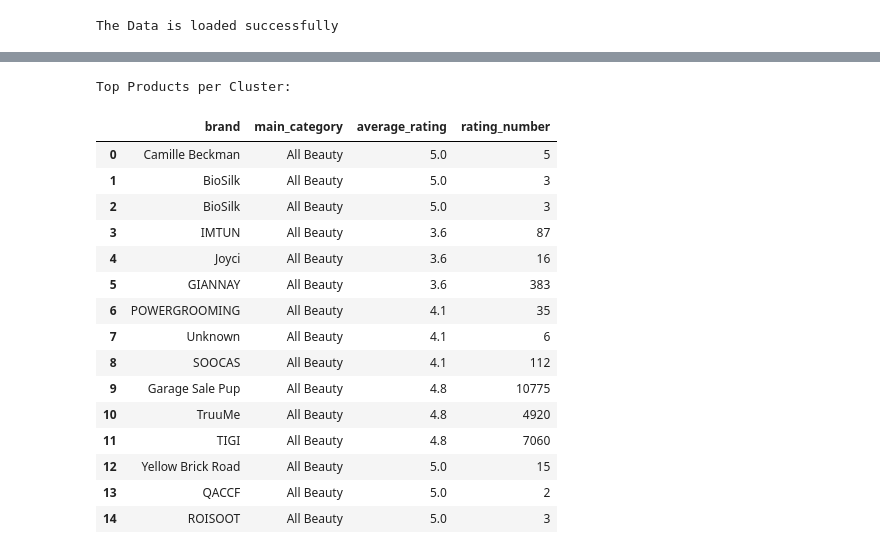
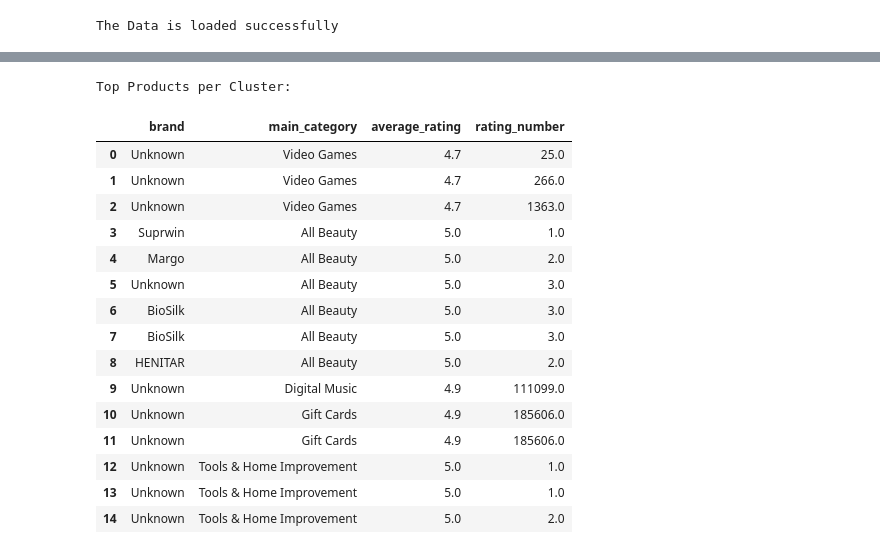
Before and after one commit to KSI-Analytics/Assignment_3, a Jupyter notebook: Clustering.ipynb, the cells around one changed output, grey strips where cells are left out. Drawn from its saved outputs; the diff is of its cells as text; code cells hidden in the pictures.

```diff
--- a/Clustering.ipynb
+++ b/Clustering.ipynb
@@ -6,38 +6,43 @@ import seaborn as sns
 from sklearn.preprocessing import LabelEncoder, StandardScaler
 from sklearn.cluster import KMeans
 from sklearn.decomposition import PCA
+import ast
 
 sns.set(style='whitegrid')
 
-# Loading the cleaned dataset
+# Load the dataset
 try:
     df = pd.read_csv('cleaned_data.csv')
     print('The Data is loaded successfully')
 except FileNotFoundError:
-    raise FileNotFoundError('Error: cleaned_data.csv not found. Check the file path for it.')
+    raise FileNotFoundError('Error: cleaned_data.csv not found. Check the file path.')
 
-required_columns = ['average_rating', 'rating_number', 'brand', 'main_category']
-missing = [col for col in required_columns if col not in df.columns]
-if missing:
-    raise ValueError(f" Missing required columns: {missing}")
+# Extract 'Brand' from the 'details' dictionary
+def extract_brand(detail):
+    try:
+        parsed = ast.literal_eval(detail) if isinstance(detail, str) else detail
+        return parsed.get('Brand', 'Unknown')
+    except Exception:
+        return 'Unknown'
 
-numeric_check = df[['average_rating', 'rating_number']].apply(
-    lambda col: pd.to_numeric(col, errors='coerce').notna().all()
-)
+df['brand'] = df['details'].apply(extract_brand)
 
-if not numeric_check.all():
-    raise TypeError(" The 'average_rating' and 'rating_number' must be numeric.")
+#Drop rows with missing values in clustering features
+clustering_cols = ['average_rating', 'rating_number', 'details', 'main_category']
+df = df.dropna(subset=clustering_cols).copy()
 # %% [output]
 The Data is loaded successfully
 # %%
-# Selecting and encoding features
+# Selecting and encoding clustering features
 features = df[['average_rating', 'rating_number', 'brand', 'main_category']].copy()
 
-# Encoding categorical features
+# Drop rows with missing brand or category
+features = features.dropna(subset=['brand', 'main_category'])
+
+# Encode categorical features
 features['brand_encoded'] = LabelEncoder().fit_transform(features['brand'].astype(str))
 features['cat_encoded'] = LabelEncoder().fit_transform(features['main_category'].astype(str))
 
-
 X = features[['average_rating', 'rating_number', 'brand_encoded', 'cat_encoded']]
 # %%
 # Scale features
@@ -46,11 +51,13 @@ X_scaled = scaler.fit_transform(X)
 
 # KMeans clustering
 try:
-    kmeans = KMeans(n_clusters=5, random_state=42, n_init='auto')
+    kmeans = KMeans(n_clusters=5, random_state=42, n_init=10)
     features['cluster'] = kmeans.fit_predict(X_scaled)
+    df = df.loc[features.index]
     df['cluster'] = features['cluster']
 except Exception as e:
     raise RuntimeError(f"Clustering failed: {e}")
+
 
 # Cluster summary
 cluster_summary = features.groupby('cluster').agg(
@@ -118,25 +169,28 @@ df['cluster_label'] = features['cluster_label']
 # %%
 # Top Products per Cluster
 top_products = df.groupby('cluster').apply(
-    lambda g: g.nlargest(3, 'average_rating')[['brand', 'main_category', 'average_rating', 'rating_number']]
+    lambda g: g.nlargest(3, 'average_rating')[
+        ['brand', 'main_category', 'average_rating', 'rating_number']
+    ]
 ).reset_index(drop=True)
+
 print("Top Products per Cluster:")
 display(top_products)
 # %% [output]
 Top Products per Cluster:
 |  | brand | main_category | average_rating | rating_number |
-| 0 | Camille Beckman | All Beauty | 5.0 | 5 |
-| 1 | BioSilk | All Beauty | 5.0 | 3 |
-| 2 | BioSilk | All Beauty | 5.0 | 3 |
-| 3 | IMTUN | All Beauty | 3.6 | 87 |
-| 4 | Joyci | All Beauty | 3.6 | 16 |
-| 5 | GIANNAY | All Beauty | 3.6 | 383 |
-| 6 | POWERGROOMING | All Beauty | 4.1 | 35 |
-| 7 | Unknown | All Beauty | 4.1 | 6 |
-| 8 | SOOCAS | All Beauty | 4.1 | 112 |
-| 9 | Garage Sale Pup | All Beauty | 4.8 | 10775 |
-| 10 | TruuMe | All Beauty | 4.8 | 4920 |
-| 11 | TIGI | All Beauty | 4.8 | 7060 |
-| 12 | Yellow Brick Road | All Beauty | 5.0 | 15 |
-| 13 | QACCF | All Beauty | 5.0 | 2 |
-| 14 | ROISOOT | All Beauty | 5.0 | 3 |
+| 0 | Unknown | Video Games | 4.7 | 25.0 |
+| 1 | Unknown | Video Games | 4.7 | 266.0 |
+| 2 | Unknown | Video Games | 4.7 | 1363.0 |
+| 3 | Suprwin | All Beauty | 5.0 | 1.0 |
+| 4 | Margo | All Beauty | 5.0 | 2.0 |
+| 5 | Unknown | All Beauty | 5.0 | 3.0 |
+| 6 | BioSilk | All Beauty | 5.0 | 3.0 |
+| 7 | BioSilk | All Beauty | 5.0 | 3.0 |
+| 8 | HENITAR | All Beauty | 5.0 | 2.0 |
+| 9 | Unknown | Digital Music | 4.9 | 111099.0 |
+| 10 | Unknown | Gift Cards | 4.9 | 185606.0 |
+| 11 | Unknown | Gift Cards | 4.9 | 185606.0 |
+| 12 | Unknown | Tools & Home Improvement | 5.0 | 1.0 |
+| 13 | Unknown | Tools & Home Improvement | 5.0 | 1.0 |
+| 14 | Unknown | Tools & Home Improvement | 5.0 | 2.0 |
```
Also changed, not shown: parts of 13 cells of this notebook, 1 other file.
